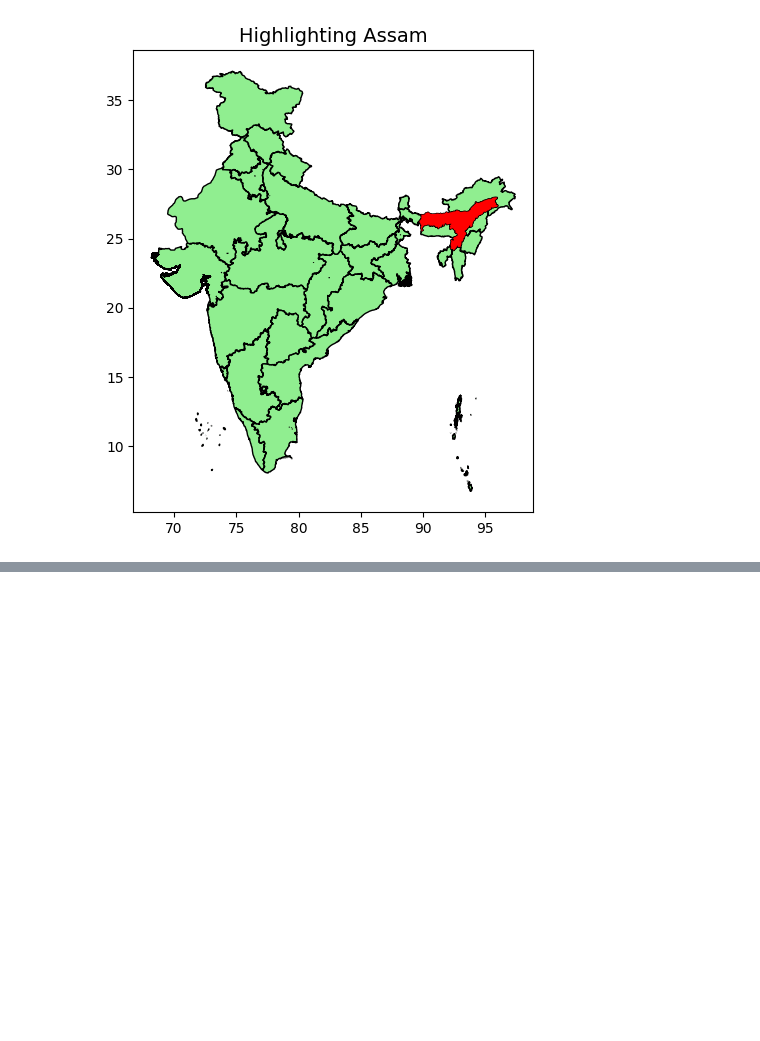
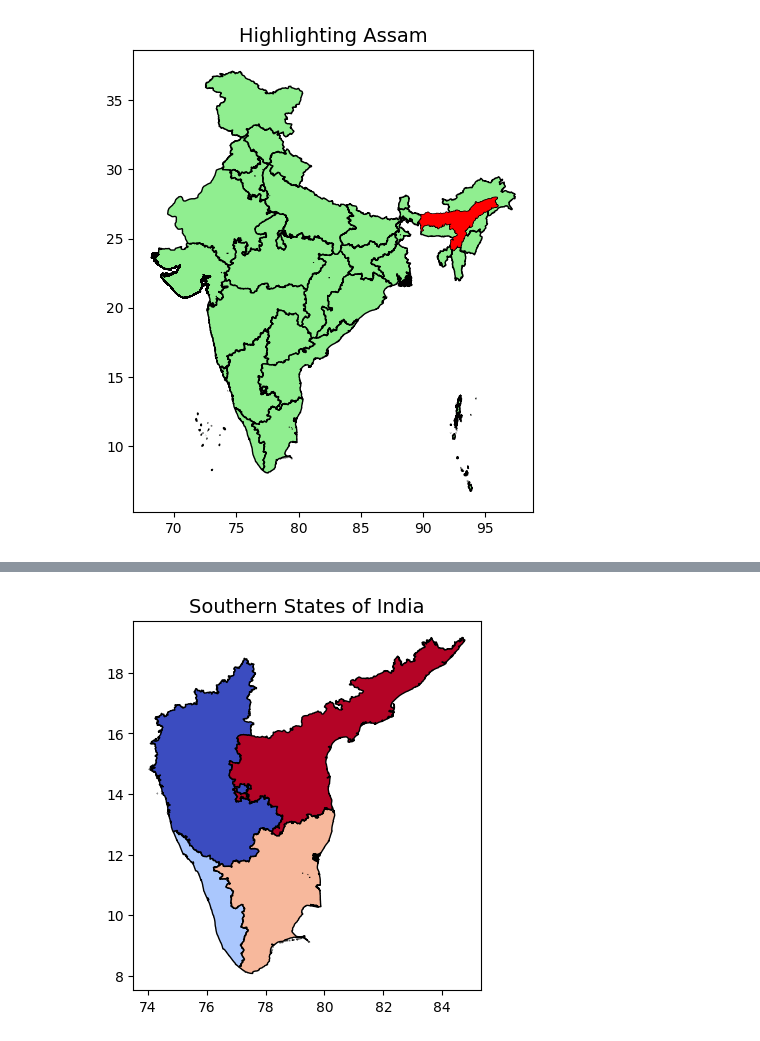
Before and after one commit to HimanshuHeda/Advance_Python, a Jupyter notebook: Geospatial_geopandas.ipynb, the cells around one changed output, grey strips where cells are left out. Cells and saved outputs as stored; diff of their text form; code cells hidden in the pictures; blank space fills up the shorter version.

```diff
--- a/Geospatial_geopandas.ipynb
+++ b/Geospatial_geopandas.ipynb
@@ -118,0 +118,8 @@ ValueError: aspect must be finite and positive
+# %%
+south_states = india[india["st_nm"].isin(["ANDHRA PRADESH", "KARNATAKA", "KERALA", "TAMIL NADU"])]
+
+south_states.plot(cmap="coolwarm", edgecolor="black")
+plt.title("Southern States of India", fontsize=14)
+plt.show()
+# %% [output]
+[figure, added]
```
Also changed, not shown: parts of 1 cell of this notebook, 3 other files.
